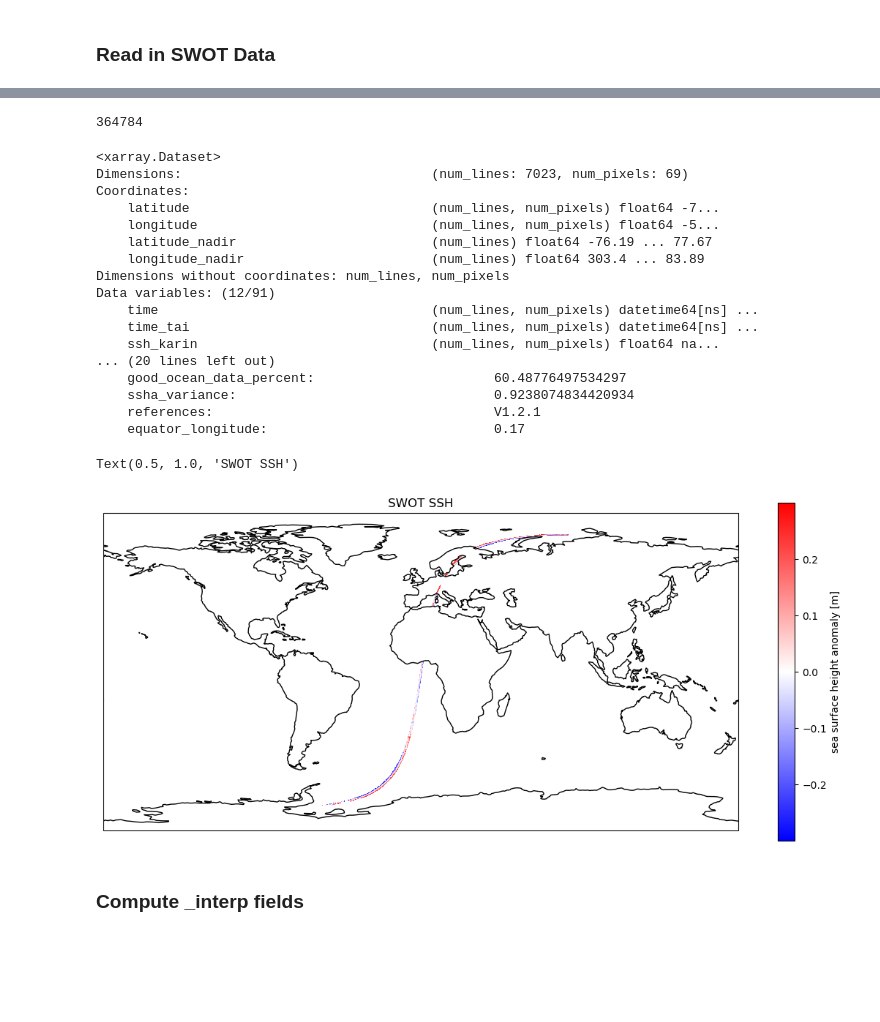
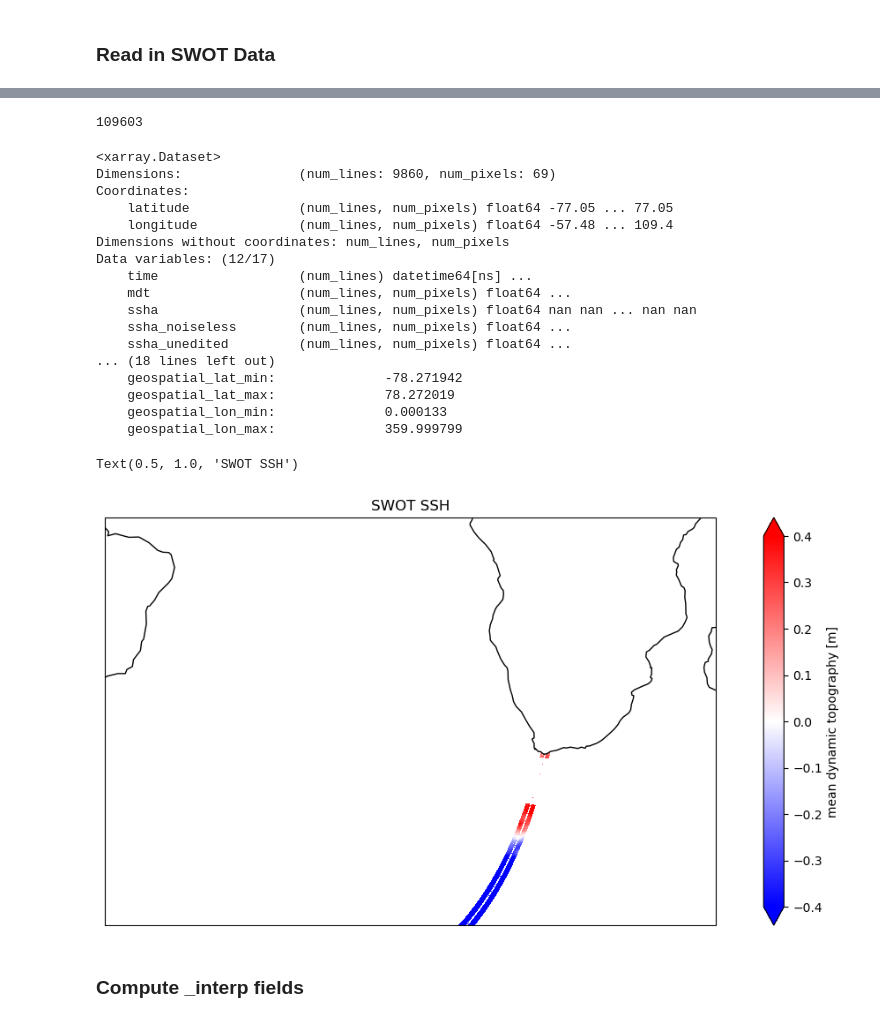
Before and after one commit to shoshanareich/jupyter_notebooks, a Jupyter notebook: swot/swot_to_obsfit.ipynb, the cells around one changed output, grey strips where cells are left out. Drawn from its saved outputs; the diff is of its cells as text; code cells hidden in the pictures; blank space fills up the shorter version.

Commit message:
L3 ssh data processing

```diff
--- a/swot/swot_to_obsfit.ipynb
+++ b/swot/swot_to_obsfit.ipynb
@@ -33,17 +33,25 @@ yc = rdmds(grid_dir+'YC')
 # %%
 # load swot data
 
-filename = 'SWOT_L2_LR_SSH_Expert_009_001_20240104T033426_20240104T042554_PIC0_01.nc'
+#filename = 'SWOT_L2_LR_SSH_Expert_009_001_20240104T033426_20240104T042554_PIC0_01.nc'
+filename = 'SWOT_L3_LR_SSH_Expert_009_583_20240124T223638_20240124T232805_v1.0.nc'
 
 if 'L2' in filename:
     pth = '/nobackup/sreich/swot/SWOT_L2_LR_SSH_2.0/Expert/'
 elif 'L3' in filename:
     #figure out ftp
-    pth = 'L3/nobackup/sreich/swot/L3_aviso/'
+    pth = '/nobackup/sreich/swot/L3_aviso/cycle_009/'
 
 ds_swot = xr.open_dataset(pth + filename)
-ds_swot = ds_swot.drop_dims('num_sides')
+
+if 'L2' in filename:
+    ds_swot = ds_swot.drop_dims('num_sides')
+elif 'L3' in filename:
+    ds_swot = ds_swot.drop_dims('num_nadir')
+
 ds_swot['longitude'] = (ds_swot['longitude'] + 180) % 360 - 180
+
 # swot_coords = np.c_[ds_swot.latitude.values.ravel(), ds_swot.longitude.values.ravel()]
+# swot_coords.shape
 
-# swot_coords.shape
+ds_swot
@@ -78,51 +113,57 @@ len(ssha[~np.isnan(ssha)])
 # %%
+# if 'L3' in filename:
+#     ds_swot['ssh']
+ssha = ds_swot['ssha'].values
+
+mask = (ds_swot['quality_flag'] == 0).values
+ssha = mask * ssha
+
 ssha[np.abs(ssha) > 0.3] = np.nan
-ds_swot_sub.ssha_karin_2.values = ssha
 
 len(ssha[~np.isnan(ssha)])
 # %% [output]
-364784
+109603
 # %%
-ds_swot_sub['ssh_processed'] = ds_swot_sub.ssha_karin_2 + ds_swot_sub.mean_dynamic_topography
+ds_swot['ssh'] = ssha + ds_swot.mdt
 
-ds_swot_sub
+ds_swot
 # %% [output]
 <xarray.Dataset>
-Dimensions:                                (num_lines: 7023, num_pixels: 69)
+Dimensions:               (num_lines: 9860, num_pixels: 69)
 Coordinates:
-    latitude                               (num_lines, num_pixels) float64 -7...
-    longitude                              (num_lines, num_pixels) float64 -5...
-    latitude_nadir                         (num_lines) float64 -76.19 ... 77.67
-    longitude_nadir                        (num_lines) float64 303.4 ... 83.89
+    latitude              (num_lines, num_pixels) float64 -77.05 ... 77.05
+    longitude             (num_lines, num_pixels) float64 -57.48 ... 109.4
 Dimensions without coordinates: num_lines, num_pixels
-Data variables: (12/91)
-    time                                   (num_lines, num_pixels) datetime64[ns] ...
-    time_tai                               (num_lines, num_pixels) datetime64[ns] ...
-    ssh_karin                              (num_lines, num_pixels) float64 na...
-... (20 lines left out)
-    good_ocean_data_percent:                       60.48776497534297
-    ssha_variance:                                 0.9238074834420934
-    references:                                    V1.2.1
-    equator_longitude:                             0.17
+Data variables: (12/17)
+    time                  (num_lines) datetime64[ns] ...
+    mdt                   (num_lines, num_pixels) float64 ...
+    ssha                  (num_lines, num_pixels) float64 nan nan ... nan nan
+    ssha_noiseless        (num_lines, num_pixels) float64 ...
+    ssha_unedited         (num_lines, num_pixels) float64 ...
+... (18 lines left out)
+    geospatial_lat_min:              -78.271942
+    geospatial_lat_max:              78.272019
+    geospatial_lon_min:              0.000133
+    geospatial_lon_max:              359.999799
 # %%
 import cartopy
 import cartopy.crs as ccrs
 cartopy.config['data_dir']='/home3/sreich/.local/share/cartopy'
 cartopy.config['pre_existing_data_dir']='/home3/sreich/.local/share/cartopy'
 
 plt.figure(figsize=(14, 6))
 ax = plt.axes(projection=ccrs.PlateCarree())
 ax.set_global()
-ds_swot_sub.ssha_karin_2.plot.pcolormesh(
-    ax=ax, transform=ccrs.PlateCarree(), x="longitude", y="latitude", cmap='bwr',add_colorbar=True
+ds_swot.ssh.plot.pcolormesh(
+    ax=ax, transform=ccrs.PlateCarree(), x="longitude", y="latitude", cmap='bwr',add_colorbar=True, vmin = -0.4, vmax = 0.4
 )
 ax.coastlines()
-#ax.set_ylim([-60, 45])
-#ax.set_xlim([-45,45])
+ax.set_ylim([-60, 0])
+ax.set_xlim([-45,45])
 plt.title('SWOT SSH')
 # %% [output]
 Text(0.5, 1.0, 'SWOT SSH')
-[figure, old version]
+[figure, new version]
 # %% [markdown]
 ### Compute _interp fields
 # %% [markdown]
```
Also changed, not shown: parts of 11 cells of this notebook, 1 other file.
